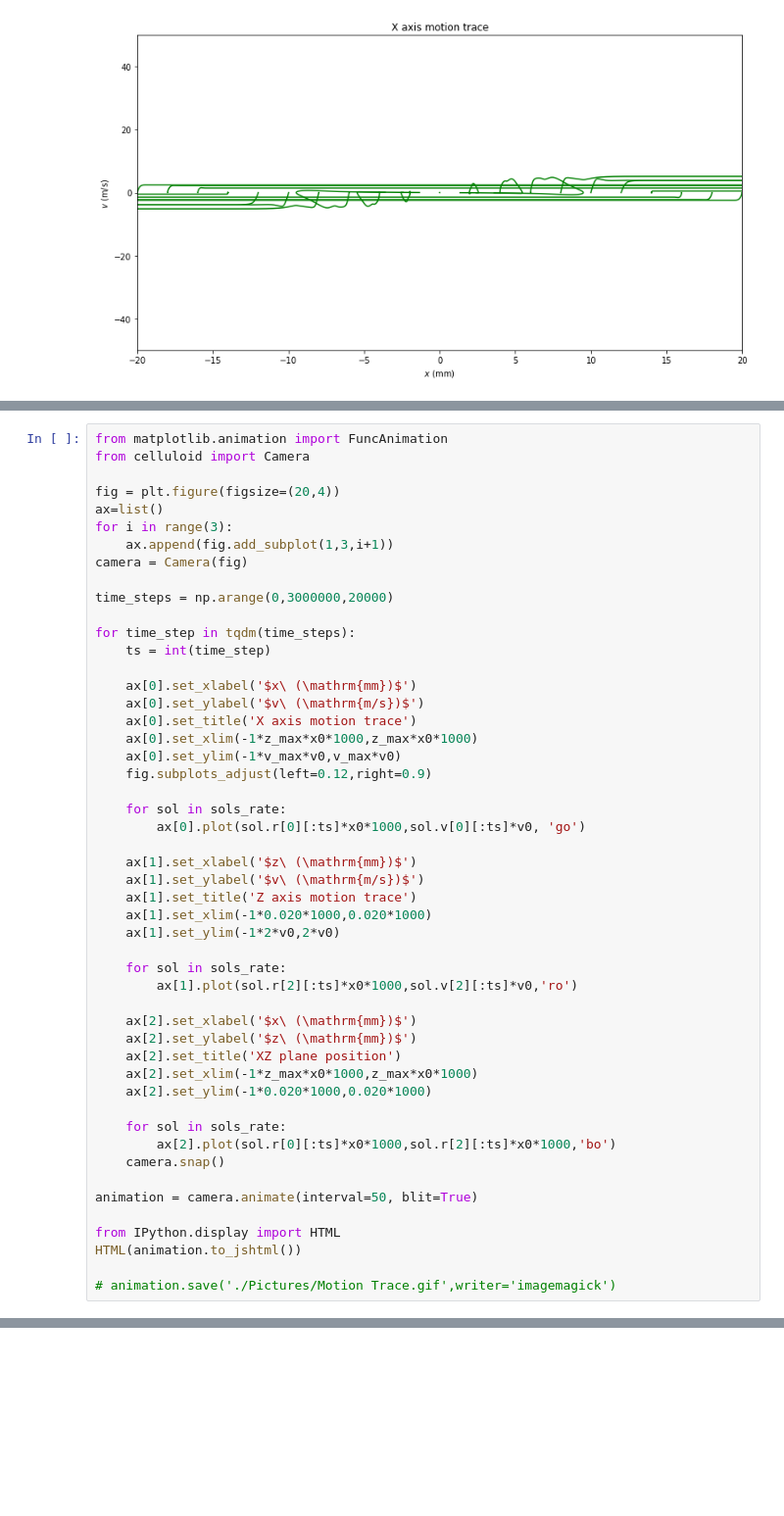
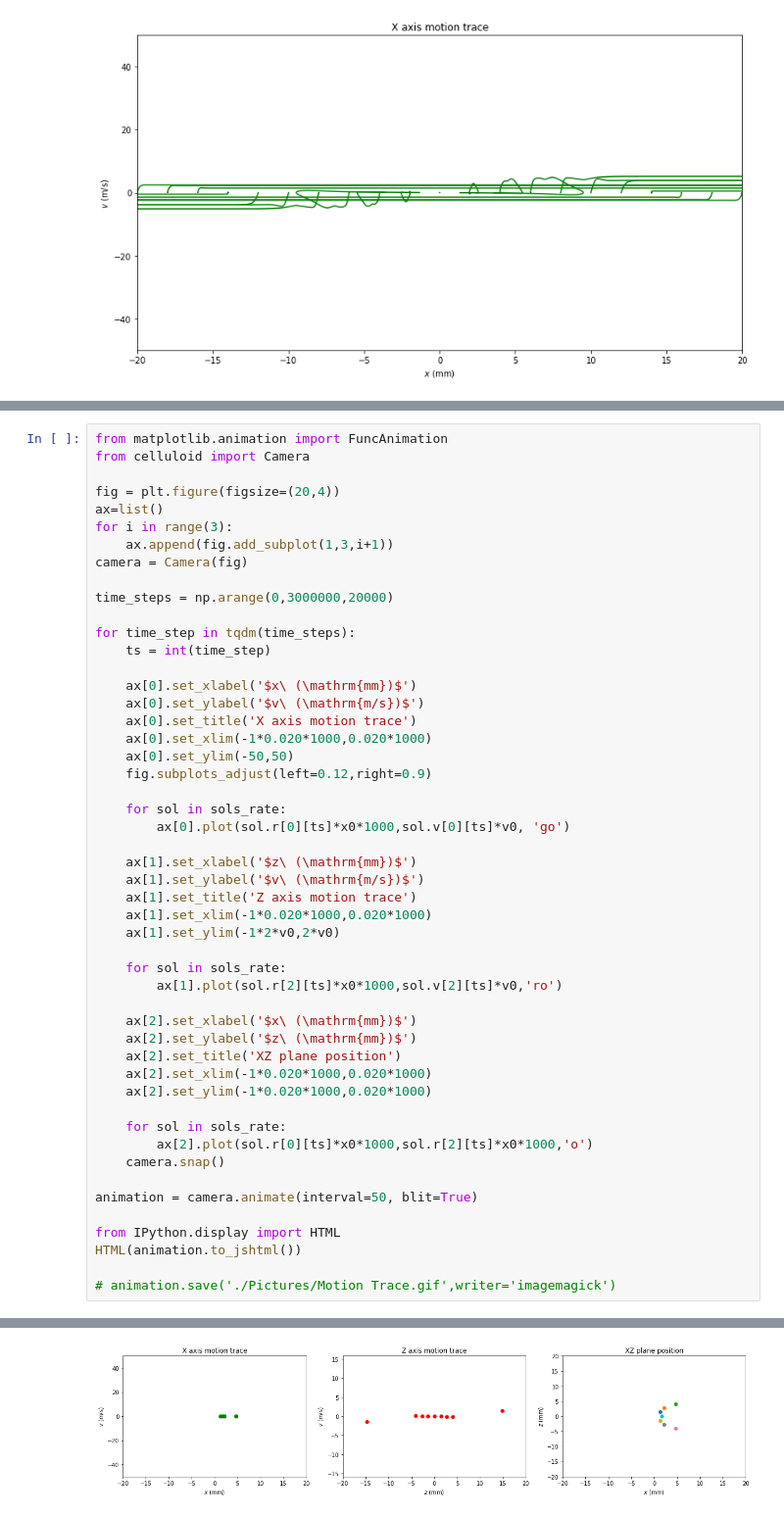
Before and after one commit to DongkyuLim/MgF-simulation, a Jupyter notebook: Practice Note in here.ipynb, the cells around one changed output, grey strips where cells are left out. Shown at 98% size. Saved outputs shown, nothing was run; the diff lists cells and outputs as text; blank space fills up the shorter version.

```diff
--- a/Practice Note in here.ipynb
+++ b/Practice Note in here.ipynb
@@ -386,12 +386,12 @@ for time_step in tqdm(time_steps):
     ax[0].set_xlabel('$x\ (\mathrm{mm})$')
     ax[0].set_ylabel('$v\ (\mathrm{m/s})$')
     ax[0].set_title('X axis motion trace')
-    ax[0].set_xlim(-1*z_max*x0*1000,z_max*x0*1000)
-    ax[0].set_ylim(-1*v_max*v0,v_max*v0)
+    ax[0].set_xlim(-1*0.020*1000,0.020*1000)
+    ax[0].set_ylim(-50,50)
     fig.subplots_adjust(left=0.12,right=0.9)
 
     for sol in sols_rate:
-        ax[0].plot(sol.r[0][:ts]*x0*1000,sol.v[0][:ts]*v0, 'go')
+        ax[0].plot(sol.r[0][ts]*x0*1000,sol.v[0][ts]*v0, 'go')
 
     ax[1].set_xlabel('$z\ (\mathrm{mm})$')
     ax[1].set_ylabel('$v\ (\mathrm{m/s})$')
@@ -400,16 +400,16 @@ for time_step in tqdm(time_steps):
     ax[1].set_ylim(-1*2*v0,2*v0)
 
     for sol in sols_rate:
-        ax[1].plot(sol.r[2][:ts]*x0*1000,sol.v[2][:ts]*v0,'ro')
+        ax[1].plot(sol.r[2][ts]*x0*1000,sol.v[2][ts]*v0,'ro')
 
     ax[2].set_xlabel('$x\ (\mathrm{mm})$')
     ax[2].set_ylabel('$z\ (\mathrm{mm})$')
     ax[2].set_title('XZ plane position')
-    ax[2].set_xlim(-1*z_max*x0*1000,z_max*x0*1000)
+    ax[2].set_xlim(-1*0.020*1000,0.020*1000)
     ax[2].set_ylim(-1*0.020*1000,0.020*1000)
 
     for sol in sols_rate:
-        ax[2].plot(sol.r[0][:ts]*x0*1000,sol.r[2][:ts]*x0*1000,'bo')
+        ax[2].plot(sol.r[0][ts]*x0*1000,sol.r[2][ts]*x0*1000,'o')
     camera.snap()
 
 animation = camera.animate(interval=50, blit=True)
@@ -418,3 +418,4 @@ from IPython.display import HTML
 HTML(animation.to_jshtml())
 
 # animation.save('./Pictures/Motion Trace.gif',writer='imagemagick')
+# %% [output]
@@ -420,0 +423 @@ HTML(animation.to_jshtml())
+[figure, added]
```
Also changed, not shown: parts of 3 cells of this notebook, 5 other files.
